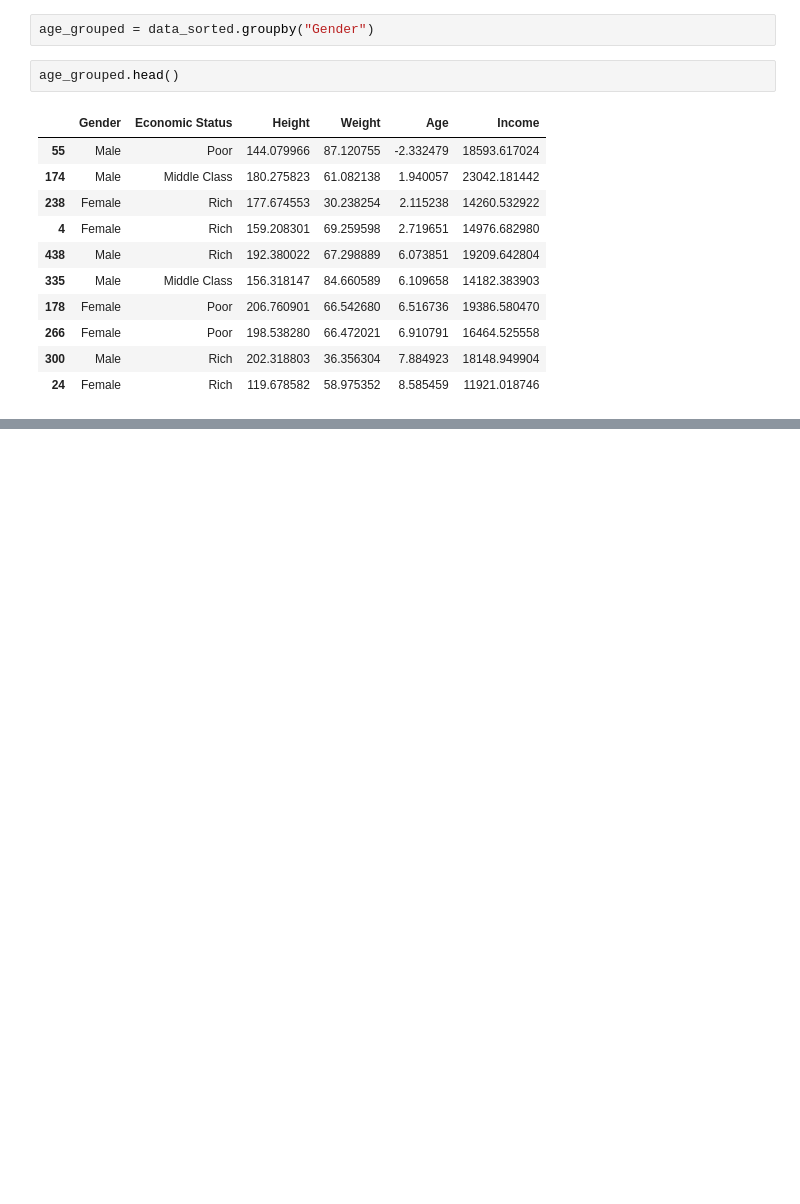
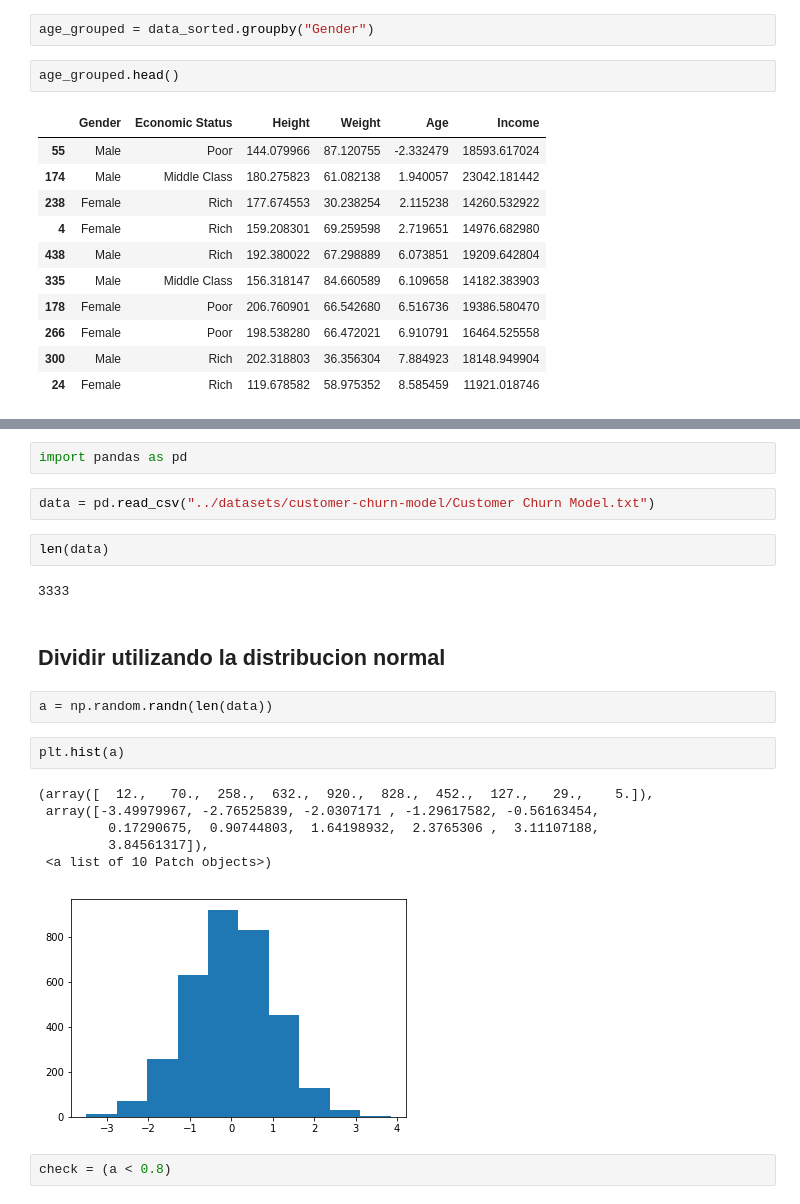
Before and after one commit to JCFlores93/ML-UDEMY, a Jupyter notebook: scripts/T2 - 3 - Data Cleaning - Agrupación de datos .ipynb, the cells around one changed output, grey strips where cells are left out. Drawn from its saved outputs; the diff is of its cells as text; blank space fills up the shorter version.

```diff
--- a/scripts/T2 - 3 - Data Cleaning - Agrupación de datos .ipynb
+++ b/scripts/T2 - 3 - Data Cleaning - Agrupación de datos .ipynb
@@ -425,0 +428,23 @@ age_grouped.head()
+# %%
+import pandas as pd
+# %%
+data = pd.read_csv("../datasets/customer-churn-model/Customer Churn Model.txt")
+# %%
+len(data)
+# %% [output]
+3333
+# %% [markdown]
+## Dividir utilizando la distribucion normal
+# %%
+a = np.random.randn(len(data))
+# %%
+plt.hist(a)
+# %% [output]
+(array([  12.,   70.,  258.,  632.,  920.,  828.,  452.,  127.,   29.,    5.]),
+ array([-3.49979967, -2.76525839, -2.0307171 , -1.29617582, -0.56163454,
+         0.17290675,  0.90744803,  1.64198932,  2.3765306 ,  3.11107188,
+         3.84561317]),
+ <a list of 10 Patch objects>)
+[figure, added]
+# %%
+check = (a < 0.8)
```
Also changed, not shown: parts of 18 cells of this notebook.
